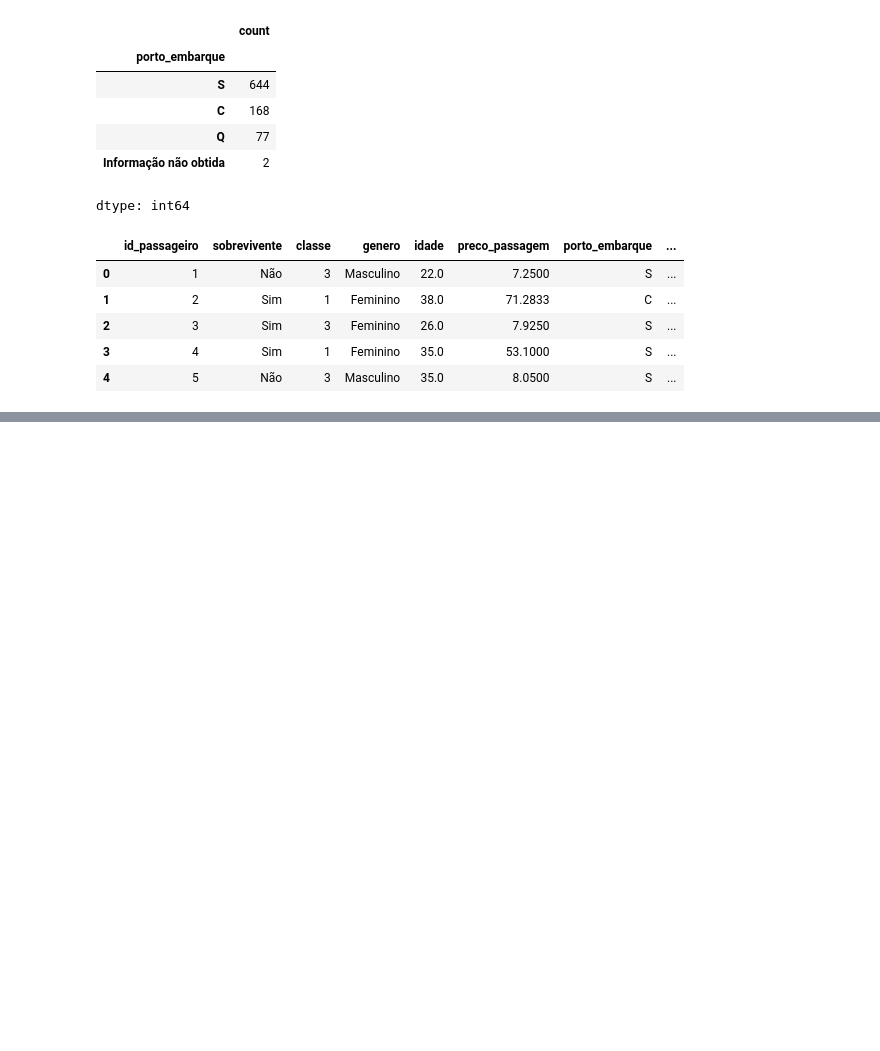
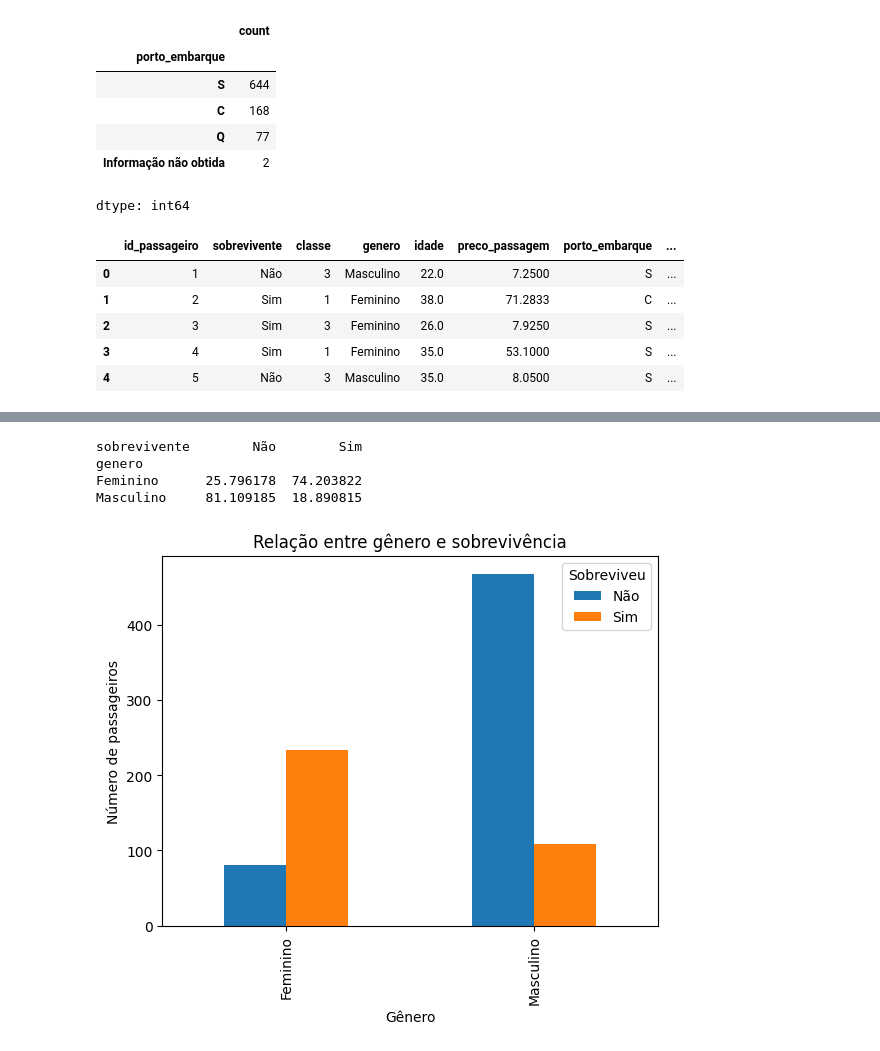
Before and after one commit to tainabh/analise_titanic, a Jupyter notebook: analise_titanic.ipynb, the cells around one changed output, grey strips where cells are left out. Saved outputs shown, nothing was run; the diff lists cells and outputs as text; code cells hidden in the pictures; blank space fills up the shorter version.

```diff
--- a/analise_titanic.ipynb
+++ b/analise_titanic.ipynb
@@ -216,0 +263,23 @@ df_titanic.head()
+# %%
+# Relação entre o gênero do passageiro e a probabilidade de sobrevivência
+
+relacao_genero_sobrevivencia = pd.crosstab(df_titanic['genero'], df_titanic['sobrevivente'], normalize='index') * 100
+print(relacao_genero_sobrevivencia)
+
+import matplotlib.pyplot as plt
+
+pd.crosstab(df_titanic['genero'], df_titanic['sobrevivente']).plot(kind='bar')
+
+plt.title('Relação entre gênero e sobrevivência')
+plt.xlabel('Gênero')
+plt.ylabel('Número de passageiros')
+plt.legend(title='Sobreviveu')
+plt.show()
+
+# A análise indica uma forte relação entre o gênero do passageiro e a sobrevivência. Passageiras do sexo feminino apresentaram uma taxa de sobrevivência significativamente maior do que passageiros do sexo masculino, o que pode estar relacionado ao protocolo de evacuação adotado na época, conhecido como “mulheres e crianças primeiro”.
+# %% [output]
+sobrevivente        Não        Sim
+genero
+Feminino      25.796178  74.203822
+Masculino     81.109185  18.890815
+[figure, added]
```
Also changed, not shown: parts of 6 cells of this notebook.
